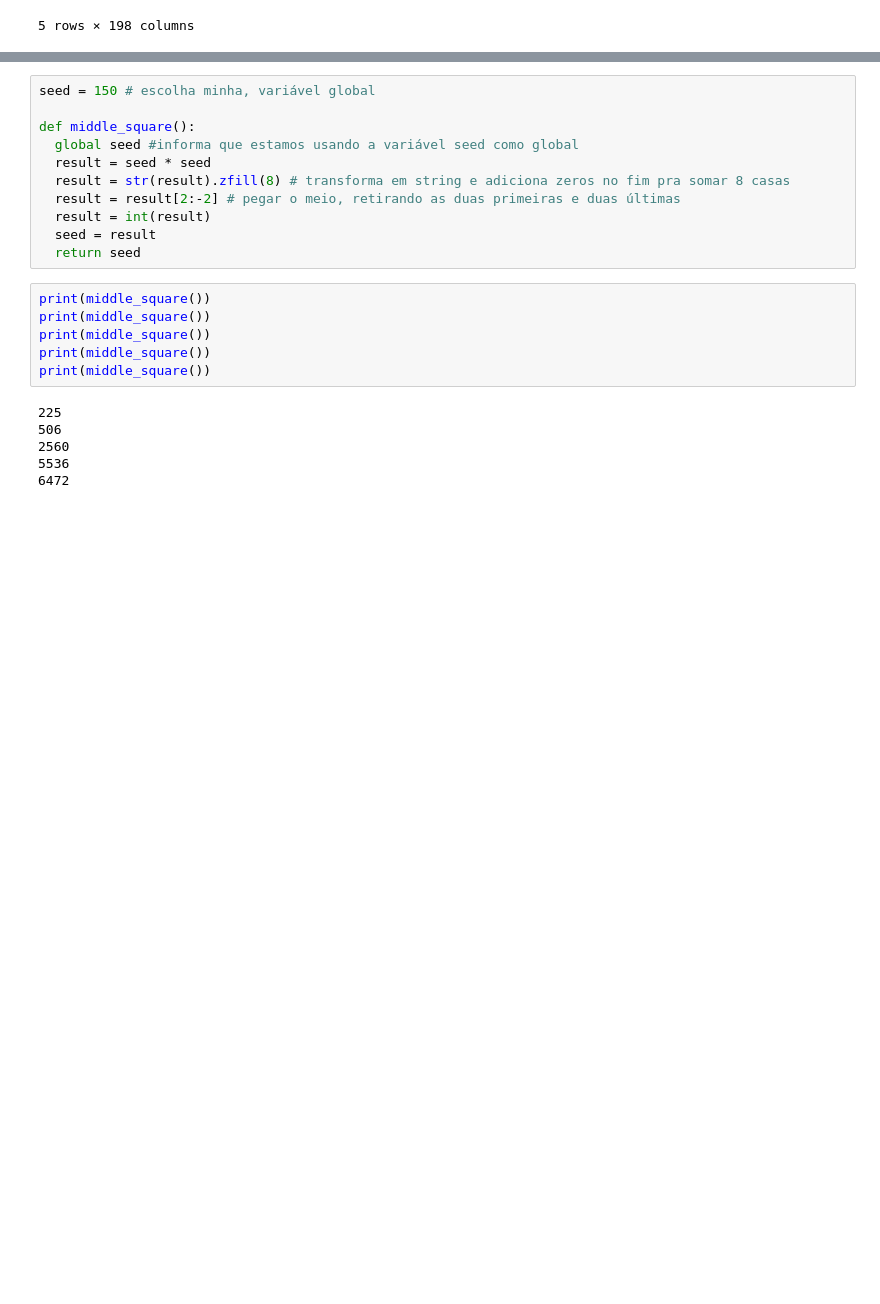
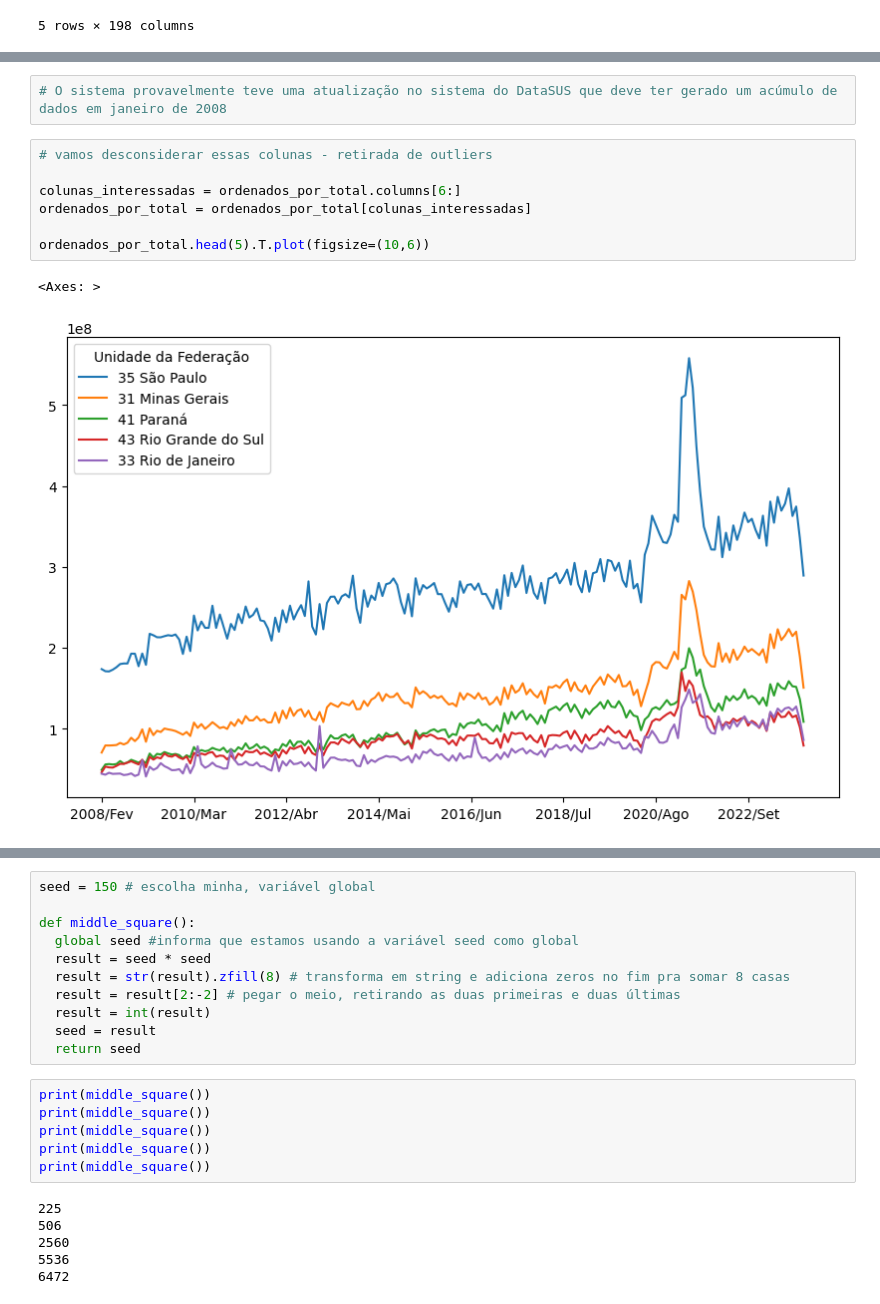
Before and after one commit to marialuisamartins/PosGrad_Data_Analytics_FIAP, a Jupyter notebook: AnaliseExploratoriaDeDados.ipynb, the cells around one changed output, grey strips where cells are left out. Cells and saved outputs as stored; diff of their text form; blank space fills up the shorter version.

```diff
--- a/AnaliseExploratoriaDeDados.ipynb
+++ b/AnaliseExploratoriaDeDados.ipynb
@@ -565,0 +668,12 @@ dados_usaveis.head()
+# %%
+# O sistema provavelmente teve uma atualização no sistema do DataSUS que deve ter gerado um acúmulo de dados em janeiro de 2008
+# %%
+# vamos desconsiderar essas colunas - retirada de outliers
+
+colunas_interessadas = ordenados_por_total.columns[6:]
+ordenados_por_total = ordenados_por_total[colunas_interessadas]
+
+ordenados_por_total.head(5).T.plot(figsize=(10,6))
+# %% [output]
+<Axes: >
+[figure, added]
```
Also changed, not shown: parts of 29 cells of this notebook.
